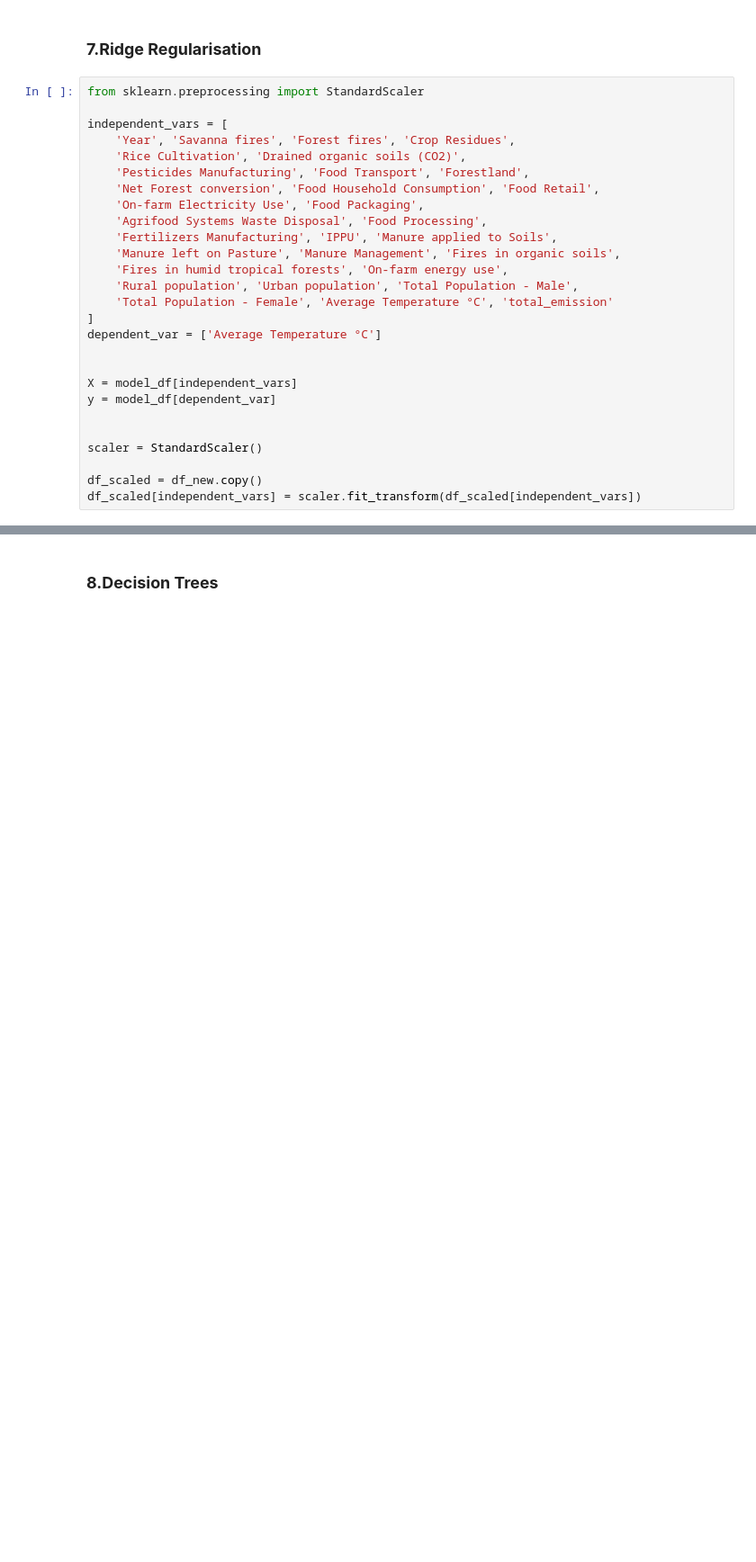
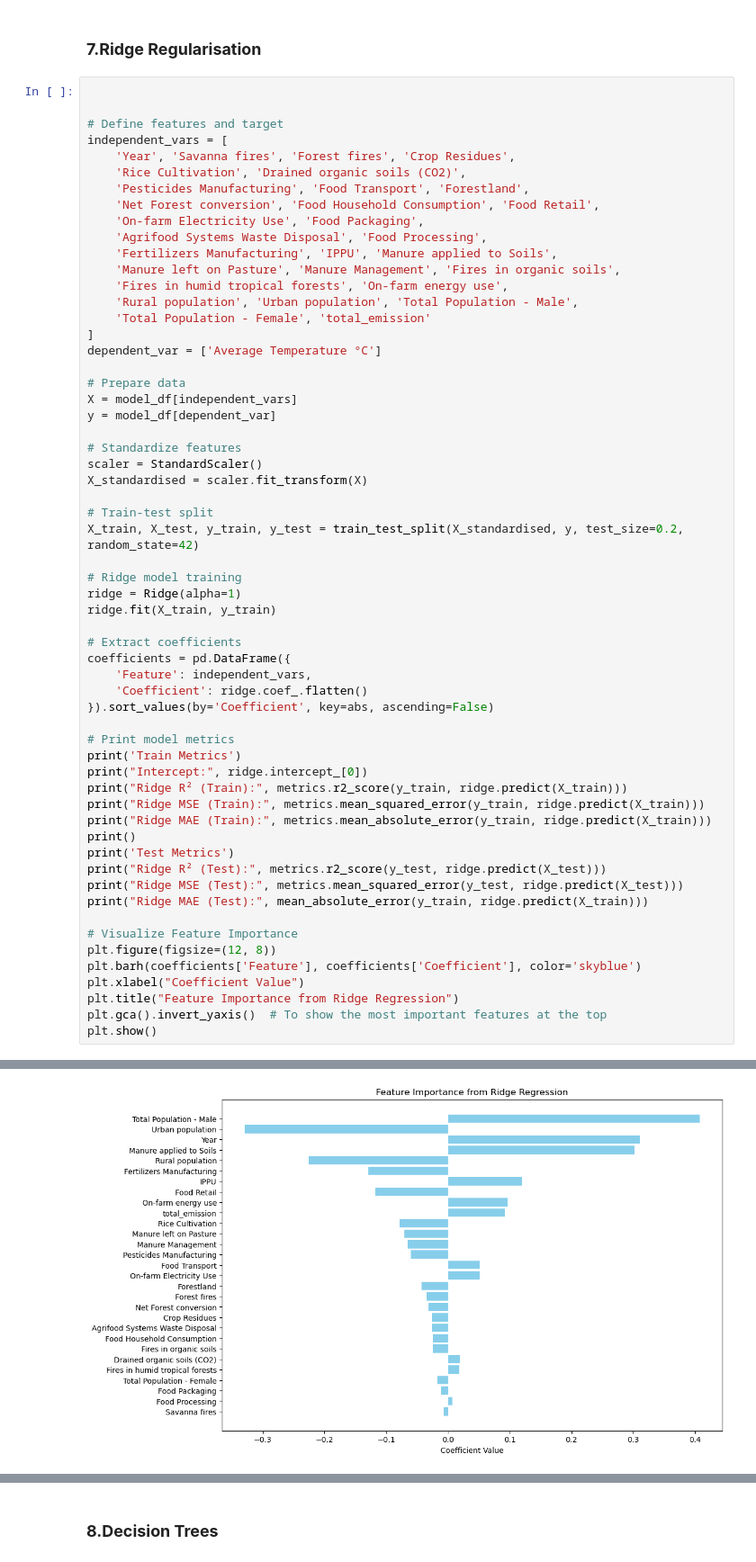
Before and after one commit to VrishtiSingh/RegressionExplorers24Team6, a Jupyter notebook: co2_emissions.ipynb, the cells around one changed output, grey strips where cells are left out. Shown at 90% size. Saved outputs shown, nothing was run; the diff lists cells and outputs as text; blank space fills up the shorter version.

```diff
--- a/co2_emissions.ipynb
+++ b/co2_emissions.ipynb
@@ -524,8 +577,9 @@ While the new model shows an increase in both training and test errors (MSE and
 # %% [markdown]
 ### **7.Ridge Regularisation**
 # %%
-from sklearn.preprocessing import StandardScaler
 
+
+# Define features and target
 independent_vars = [
     'Year', 'Savanna fires', 'Forest fires', 'Crop Residues',
     'Rice Cultivation', 'Drained organic soils (CO2)',
@@ -537,16 +591,48 @@ independent_vars = [
     'Manure left on Pasture', 'Manure Management', 'Fires in organic soils',
     'Fires in humid tropical forests', 'On-farm energy use',
     'Rural population', 'Urban population', 'Total Population - Male',
-    'Total Population - Female', 'Average Temperature °C', 'total_emission'
+    'Total Population - Female', 'total_emission'
 ]
 dependent_var = ['Average Temperature °C']
 
-
+# Prepare data
 X = model_df[independent_vars]
 y = model_df[dependent_var]
 
+# Standardize features
+scaler = StandardScaler()
+X_standardised = scaler.fit_transform(X)
 
-scaler = StandardScaler()
+# Train-test split
+X_train, X_test, y_train, y_test = train_test_split(X_standardised, y, test_size=0.2, random_state=42)
 
-df_scaled = df_new.copy()
-df_scaled[independent_vars] = scaler.fit_transform(df_scaled[independent_vars])
+# Ridge model training
+ridge = Ridge(alpha=1)
+ridge.fit(X_train, y_train)
+
+# Extract coefficients
+coefficients = pd.DataFrame({
+    'Feature': independent_vars,
+    'Coefficient': ridge.coef_.flatten()
+}).sort_values(by='Coefficient', key=abs, ascending=False)
+
+# Print model metrics
+print('Train Metrics')
+print("Intercept:", ridge.intercept_[0])
+print("Ridge R² (Train):", metrics.r2_score(y_train, ridge.predict(X_train)))
+print("Ridge MSE (Train):", metrics.mean_squared_error(y_train, ridge.predict(X_train)))
+print("Ridge MAE (Train):", metrics.mean_absolute_error(y_train, ridge.predict(X_train)))
+print()
+print('Test Metrics')
+print("Ridge R² (Test):", metrics.r2_score(y_test, ridge.predict(X_test)))
+print("Ridge MSE (Test):", metrics.mean_squared_error(y_test, ridge.predict(X_test)))
+print("Ridge MAE (Test):", mean_absolute_error(y_train, ridge.predict(X_train)))
+
+# Visualize Feature Importance
+plt.figure(figsize=(12, 8))
+plt.barh(coefficients['Feature'], coefficients['Coefficient'], color='skyblue')
+plt.xlabel("Coefficient Value")
+plt.title("Feature Importance from Ridge Regression")
+plt.gca().invert_yaxis()  # To show the most important features at the top
+plt.show()
+# %% [output]
@@ -552,0 +649 @@ df_scaled[independent_vars] = scaler.fit_transform(df_scaled[independent_vars])
+[figure, added]
```
Also changed, not shown: parts of 26 cells of this notebook, 2 other files.
